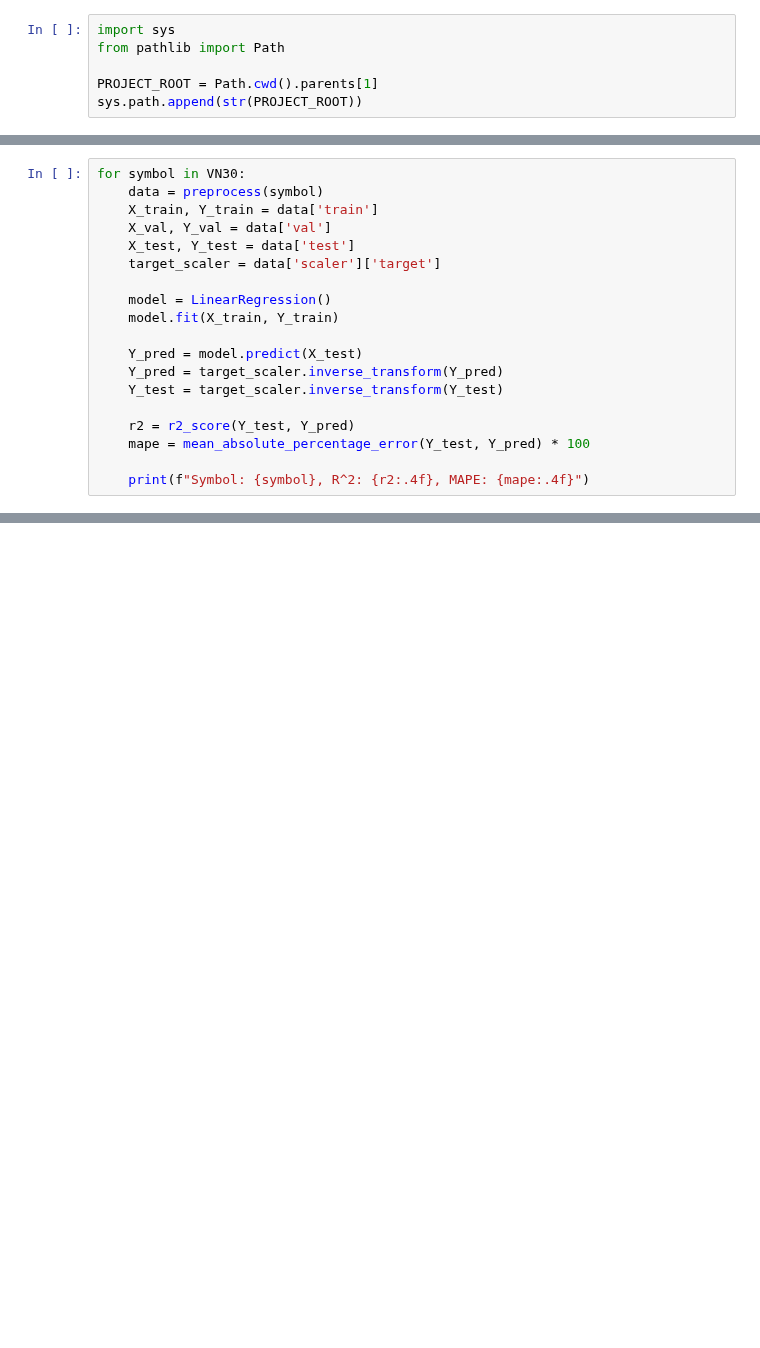
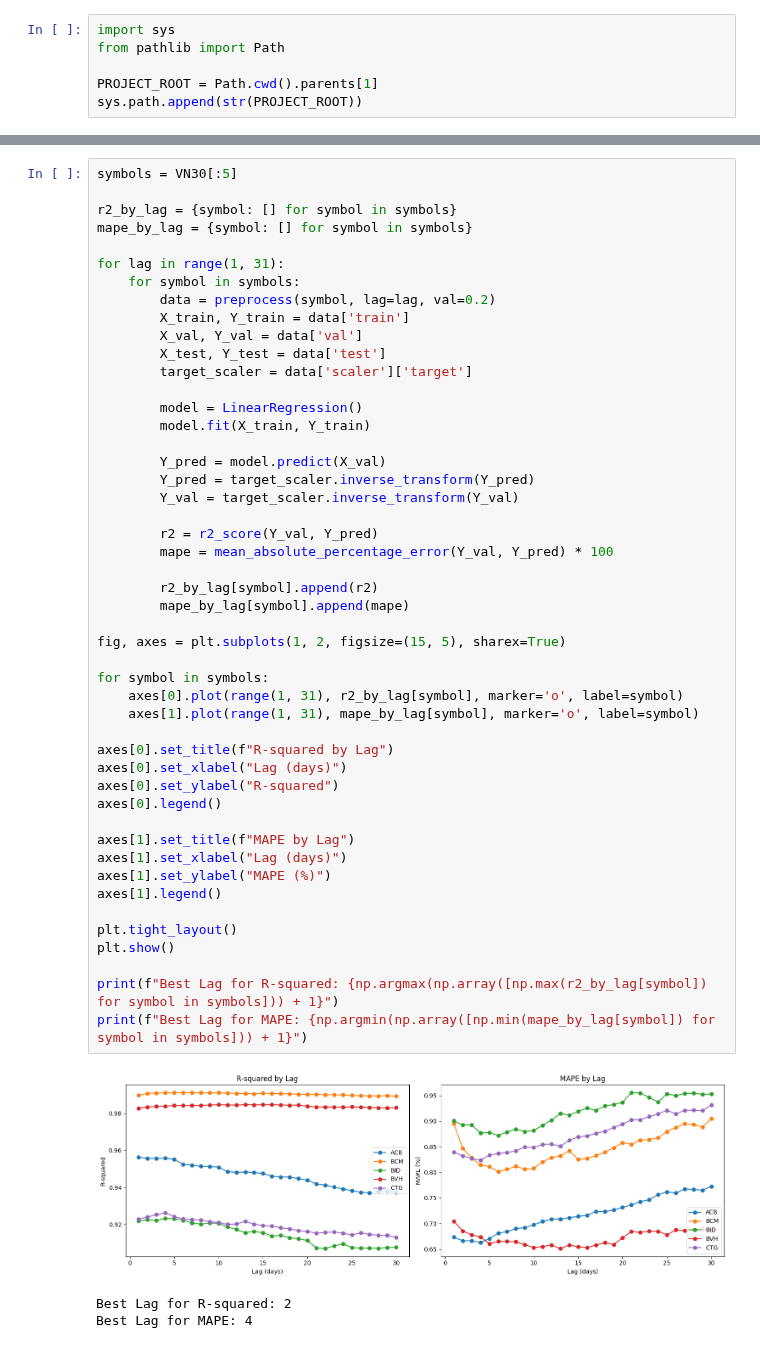
Before and after one commit to HaiAu2501/EL4TF, a Jupyter notebook: experiments/regression/vn30_lr.ipynb, the cells around one changed output, grey strips where cells are left out. Drawn from its saved outputs; the diff is of its cells as text; blank space fills up the shorter version.

```diff
--- a/experiments/regression/vn30_lr.ipynb
+++ b/experiments/regression/vn30_lr.ipynb
@@ -17,19 +18,0 @@ Target shapes in train: (1215, 4), val: (0, 4), test: (298, 4)
-# %%
-for symbol in VN30:
-    data = preprocess(symbol)
-    X_train, Y_train = data['train']
-    X_val, Y_val = data['val']
-    X_test, Y_test = data['test']
-    target_scaler = data['scaler']['target']
-
-    model = LinearRegression()
-    model.fit(X_train, Y_train)
-
-    Y_pred = model.predict(X_test)
-    Y_pred = target_scaler.inverse_transform(Y_pred)
-    Y_test = target_scaler.inverse_transform(Y_test)
-
-    r2 = r2_score(Y_test, Y_pred)
-    mape = mean_absolute_percentage_error(Y_test, Y_pred) * 100
-
-    print(f"Symbol: {symbol}, R^2: {r2:.4f}, MAPE: {mape:.4f}")
@@ -73,0 +19,52 @@ plt.show()
+# %%
+symbols = VN30[:5]
+
+r2_by_lag = {symbol: [] for symbol in symbols}
+mape_by_lag = {symbol: [] for symbol in symbols}
+
+for lag in range(1, 31):
+    for symbol in symbols:
+        data = preprocess(symbol, lag=lag, val=0.2)
+        X_train, Y_train = data['train']
+        X_val, Y_val = data['val']
+        X_test, Y_test = data['test']
+        target_scaler = data['scaler']['target']
+
+        model = LinearRegression()
+        model.fit(X_train, Y_train)
+
+        Y_pred = model.predict(X_val)
+        Y_pred = target_scaler.inverse_transform(Y_pred)
+        Y_val = target_scaler.inverse_transform(Y_val)
+
+        r2 = r2_score(Y_val, Y_pred)
+        mape = mean_absolute_percentage_error(Y_val, Y_pred) * 100
+
+        r2_by_lag[symbol].append(r2)
+        mape_by_lag[symbol].append(mape)
+
+fig, axes = plt.subplots(1, 2, figsize=(15, 5), sharex=True)
+
+for symbol in symbols:
+    axes[0].plot(range(1, 31), r2_by_lag[symbol], marker='o', label=symbol)
+    axes[1].plot(range(1, 31), mape_by_lag[symbol], marker='o', label=symbol)
+
+axes[0].set_title(f"R-squared by Lag")
+axes[0].set_xlabel("Lag (days)")
+axes[0].set_ylabel("R-squared")
+axes[0].legend()
+
+axes[1].set_title(f"MAPE by Lag")
+axes[1].set_xlabel("Lag (days)")
+axes[1].set_ylabel("MAPE (%)")
+axes[1].legend()
+
+plt.tight_layout()
+plt.show()
+
+print(f"Best Lag for R-squared: {np.argmax(np.array([np.max(r2_by_lag[symbol]) for symbol in symbols])) + 1}")
+print(f"Best Lag for MAPE: {np.argmin(np.array([np.min(mape_by_lag[symbol]) for symbol in symbols])) + 1}")
+# %% [output]
+[figure, added]
+Best Lag for R-squared: 2
+Best Lag for MAPE: 4
```
Also changed, not shown: parts of 6 cells of this notebook, 2 other files.
